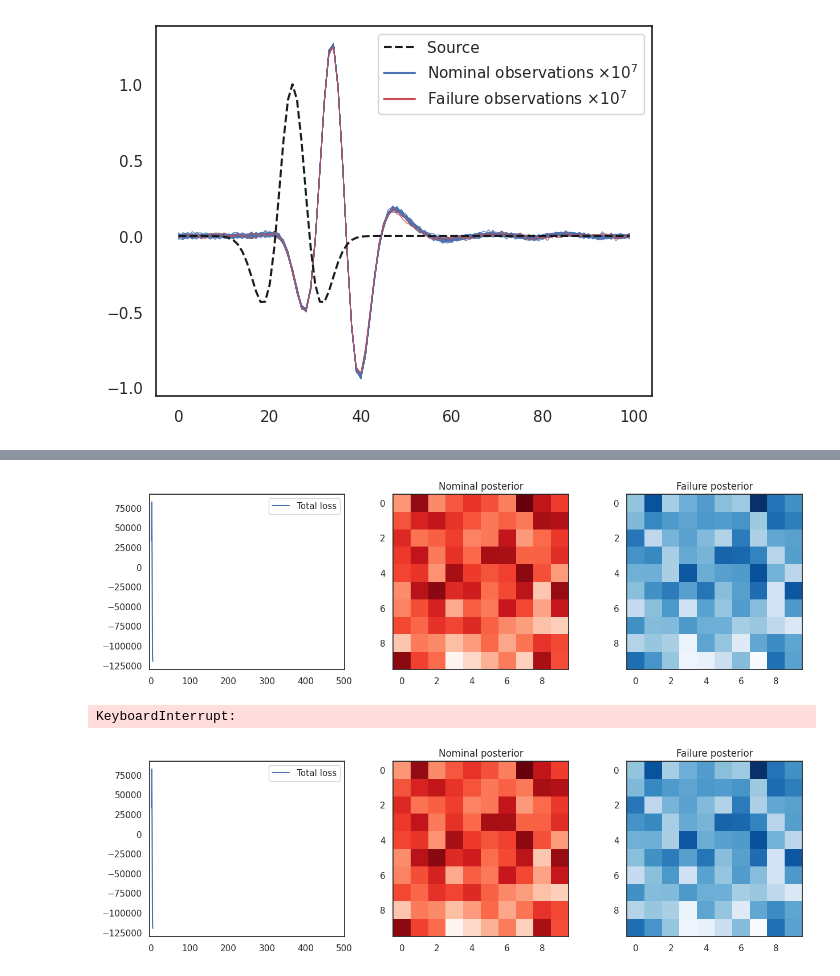
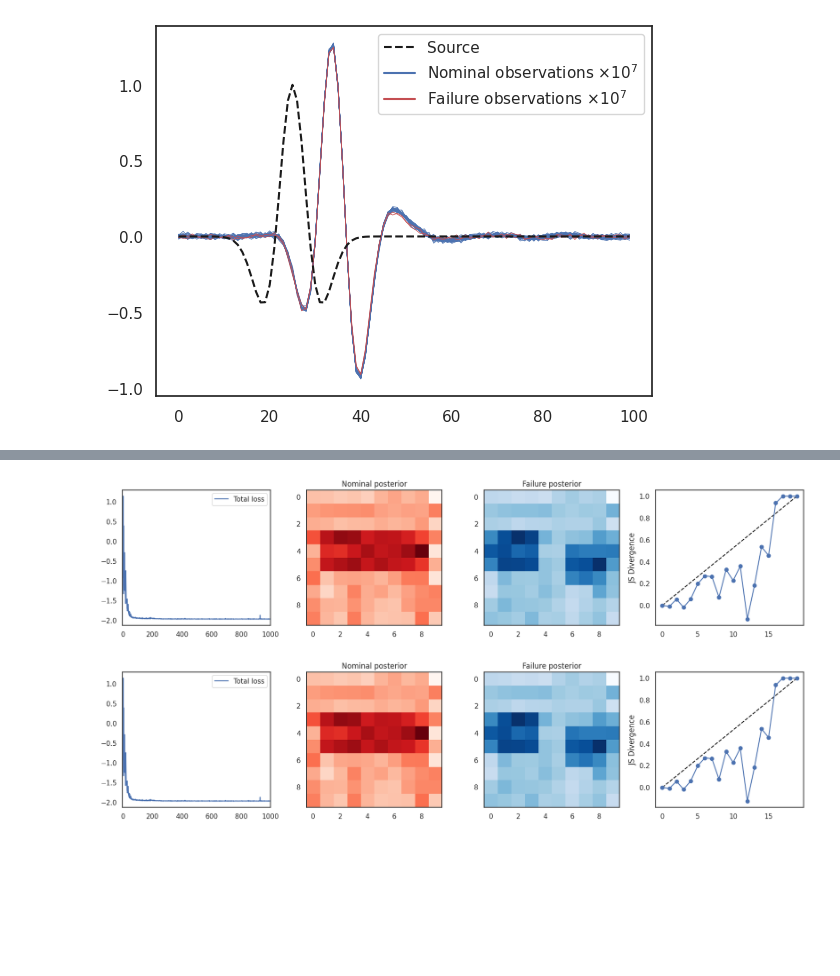
Before and after one commit to dawsonc/BayesAir, a Jupyter notebook: scripts/notebooks/seismic.ipynb, the cells around one changed output, grey strips where cells are left out. Saved outputs shown, nothing was run; the diff lists cells and outputs as text; code cells hidden in the pictures; blank space fills up the shorter version.

```diff
--- a/scripts/notebooks/seismic.ipynb
+++ b/scripts/notebooks/seismic.ipynb
@@ -297,31 +339,34 @@ Wall time: 1.84 s
 # %%
 # Define hyperparams
-num_steps = 500
-lr = 1e-3
-grad_clip = torch.inf
-weight_decay = 0.0
+num_steps = 1000
+lr = 1e-2
+lr_gamma = 0.1
+lr_steps = 250
+grad_clip = 10
+weight_decay = 1e-4
 num_elbo_particles = 3
 num_divergence_particles = 10
-divergence_weight = 1e5
+num_divergence_points = 20
+divergence_weight = 1e-1
 observation_noise_scale = 1e-3
-elbo_weight = 1.0
+elbo_weight = 1e-4
 # %%
 # Fit a combined nominal and failure posterior using a normalizing flow
-flow = zuko.flows.NSF(
-    features=nx_coarse * ny_coarse,
-    context=1
-).to(device)
+flow = zuko.flows.NSF(features=nx_coarse * ny_coarse, context=1).to(device)
 
 optim = torch.optim.Adam(flow.parameters(), lr=lr, weight_decay=weight_decay)
+scheduler = torch.optim.lr_scheduler.StepLR(
+    optim, step_size=lr_steps, gamma=lr_gamma
+)
 nominal_elbo_losses = []
 failure_elbo_losses = []
-js_divergence_losses = []
+divergence_losses = []
 total_losses = []
 
 nominal_label = torch.tensor([0.0], device=device)
 failure_label = torch.tensor([1.0], device=device)
-divergence_bounds = torch.linspace(0.0, 1.0, 10).to(device)
-nominal_context = torch.tensor([[0.0]] * 10).to(device)
+divergence_bounds = torch.linspace(0.0, 1.0, num_divergence_points).to(device)
+nominal_context = torch.tensor([[0.0]] * num_divergence_points).to(device)
 
 pbar = tqdm(range(num_steps))
 for step in pbar:
@@ -345,7 +390,7 @@ for step in pbar:
             N=N_failure,
             receiver_observations=failure_observations,
         ),
-        "js_divergence": js_divergence(
+        "divergence": js_divergence(
             flow,
             flow,
             nominal_context,
@@ -353,59 +398,64 @@ for step in pbar:
             num_divergence_particles,
         ),
     }
-    loss_components["js_divergence_deviation"] = torch.nn.functional.relu(
-        loss_components["js_divergence"] - divergence_bounds
+    loss_components["divergence_deviation"] = torch.nn.functional.relu(
+        loss_components["divergence"] - divergence_bounds
     ).mean()
     loss = (
-        elbo_weight * loss_components["nominal_elbo"]
-        + elbo_weight * loss_components["failure_elbo"]
-        + divergence_weight * loss_components["js_divergence_deviation"]
+        elbo_weight * loss_components["nominal_elbo"] / N_nominal
+        + elbo_weight * loss_components["failure_elbo"] / N_failure
+        + divergence_weight * loss_components["divergence_deviation"]
     )
     # Step the optimizer
     loss.backward()
     grad_norm = torch.nn.utils.clip_grad_norm_(flow.parameters(), grad_clip)
     optim.step()
+    scheduler.step()
 
     # Record the losses
     nominal_elbo_losses.append(loss_components["nominal_elbo"].detach().cpu().item())
     failure_elbo_losses.append(loss_components["failure_elbo"].detach().cpu().item())
-    js_divergence_losses.append(
-        loss_components["js_divergence_deviation"].detach().cpu().item()
+    divergence_losses.append(
+        loss_components["divergence_deviation"].detach().cpu().item()
     )
     total_losses.append(loss.detach().cpu().item())
 
     pbar.set_description(
         f"Step {step} | "
         f"Nominal ELBO: {nominal_elbo_losses[-1]:.3e} | "
         f"Failure ELBO: {failure_elbo_losses[-1]:.3e} | "
-        f"JS deviation: {loss_components['js_divergence_deviation']:.3e} | "
+        f"JS deviation: {loss_components['divergence_deviation']:.3e} | "
         f"Loss: {total_losses[-1]:.3e} | "
         f"Grad norm: {grad_norm:.3e}"
     )
 
     # Plot the progress
     plt.close()
     IPython.display.clear_output(wait=True)
-    fig, axs = plt.subplots(1, 3, figsize=(15, 4))
+    fig, axs = plt.subplots(1, 4, figsize=(20, 4))
     axs[0].plot(total_losses, label="Total loss")
     axs[0].set_xlim(-5, num_steps)
     axs[0].legend()
 
     # Sample a bunch of models from the posterior for the nominal
     with torch.no_grad():
         nominal_posterior = flow(nominal_label).sample((100,)).mean(dim=0).cpu().numpy()
         nominal_posterior = nominal_posterior.reshape(ny_coarse, nx_coarse)
 
         failure_posterior = flow(failure_label).sample((100,)).mean(dim=0).cpu().numpy()
         failure_posterior = failure_posterior.reshape(ny_coarse, nx_coarse)
 
     axs[1].imshow(nominal_posterior, cmap="Reds")
     axs[1].set_title("Nominal posterior")
     axs[2].imshow(failure_posterior, cmap="Blues")
     axs[2].set_title("Failure posterior")
+
+    axs[3].plot(divergence_bounds.cpu(), "k--", label="Bound")
+    axs[3].plot(loss_components["divergence"].detach().cpu(), "b-o", label="Observed")
+    axs[3].set_ylabel("JS Divergence")
+
     IPython.display.display(plt.gcf())
 # %% [output]
-[figure, old version]
+[figure, new version]
-KeyboardInterrupt:
-[figure, old version]
+[figure, new version]
 # %%
```
Also changed, not shown: parts of 6 cells of this notebook.
